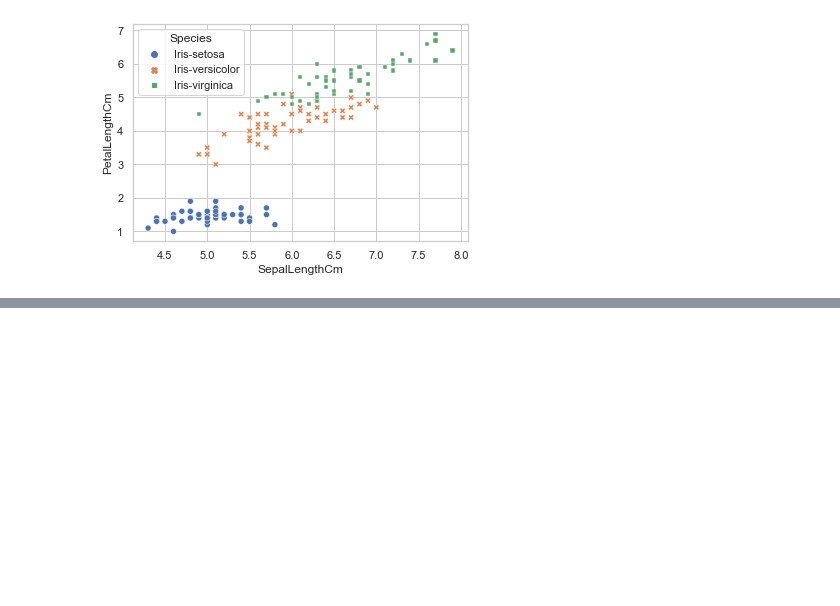
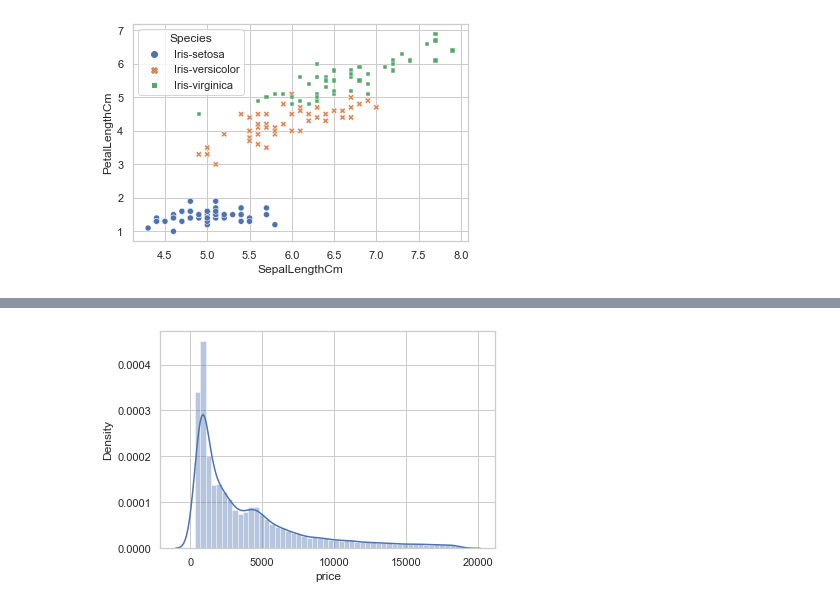
Before and after one commit to imamahasane/SeaBorn_Practices, a Jupyter notebook: SeabornPractices.ipynb, the cells around one changed output, grey strips where cells are left out. Drawn from its saved outputs; the diff is of its cells as text; code cells hidden in the pictures; blank space fills up the shorter version.

```diff
--- a/SeabornPractices.ipynb
+++ b/SeabornPractices.ipynb
@@ -143,0 +146,3 @@ plt.show()
+# %%
+d = pd.read_csv("diamonds.csv")
+d
@@ -143,0 +172,5 @@ plt.show()
+# %%
+sns.distplot(d['price'])
+plt.show()
+# %% [output]
+[figure, added]
```
Also changed, not shown: parts of 13 cells of this notebook, 1 other file.
